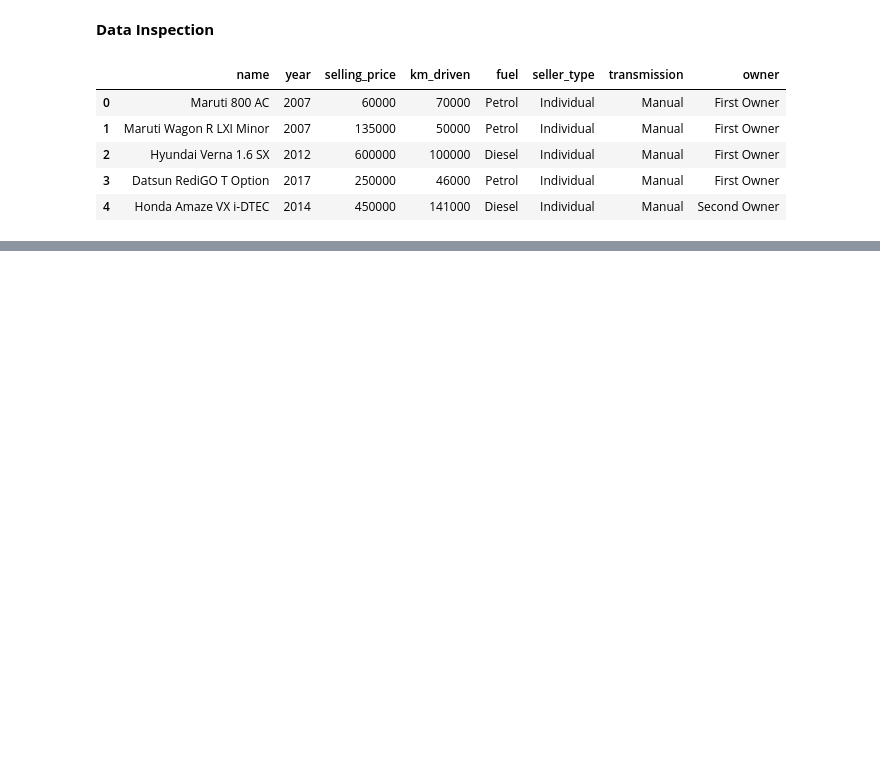
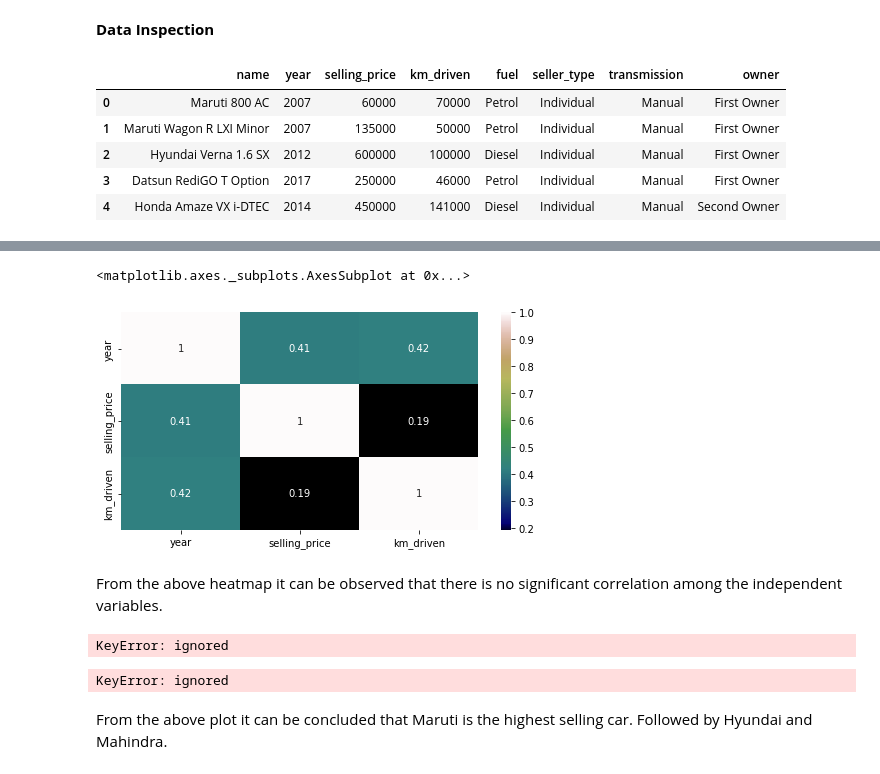
Before and after one commit to SampannaMishra/Car_Dekho_Project, a Jupyter notebook: Sampanna_Linear_Regression_(Car_Dekho).ipynb, the cells around one changed output, grey strips where cells are left out. Cells and saved outputs as stored; diff of their text form; code cells hidden in the pictures; blank space fills up the shorter version.

```diff
--- a/Sampanna_Linear_Regression_(Car_Dekho).ipynb
+++ b/Sampanna_Linear_Regression_(Car_Dekho).ipynb
@@ -94,0 +145,27 @@ dataset.groupby('fuel')['selling_price'].mean().plot.bar()
+# %%
+plt.figure(figsize = (8,4))
+correlation = data_car.corr()
+sns.heatmap(abs(correlation),annot=True,cmap='gist_earth')
+# %% [output]
+<matplotlib.axes._subplots.AxesSubplot at 0x...>
+[figure, added]
+# %% [markdown]
+From the above heatmap it can be observed that there is no significant correlation among the independent variables.
+# %%
+data_car['name'].unique()
+# %% [output]
+KeyError: ignored
+# %%
+data_car['company'] = data_car['name'].str.split(" ",expand=True)[0]
+
+# data_car.rename(columns = {'name':'company'}, inplace = True)
+
+data_car['company'] = data_car['company'].str.title()
+Frequency = data_car['company'].value_counts()
+fig = plt.figure(figsize=(15, 8))
+ax = fig.gca()
+Frequency.plot.bar(ax = ax, color='steelblue')
+# %% [output]
+KeyError: ignored
+# %% [markdown]
+From the above plot it can be concluded that Maruti is the highest selling car. Followed by Hyundai and Mahindra.
```
Also changed, not shown: parts of 17 cells of this notebook.
